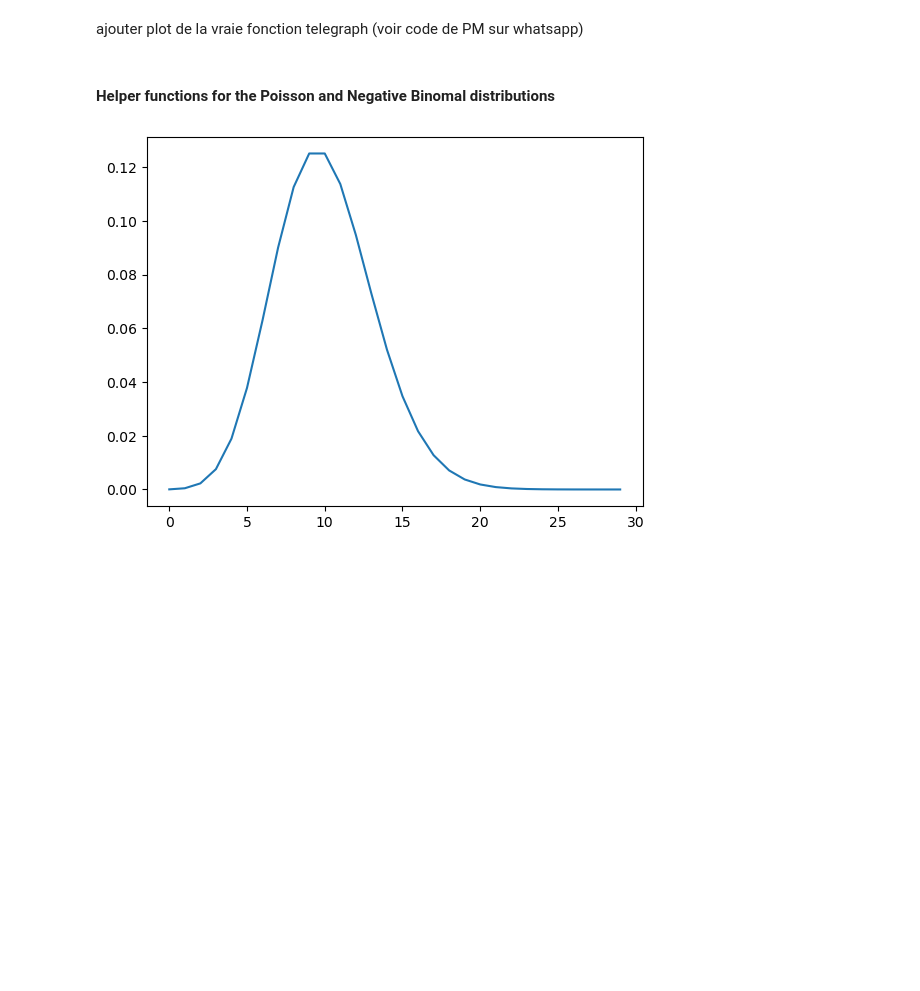
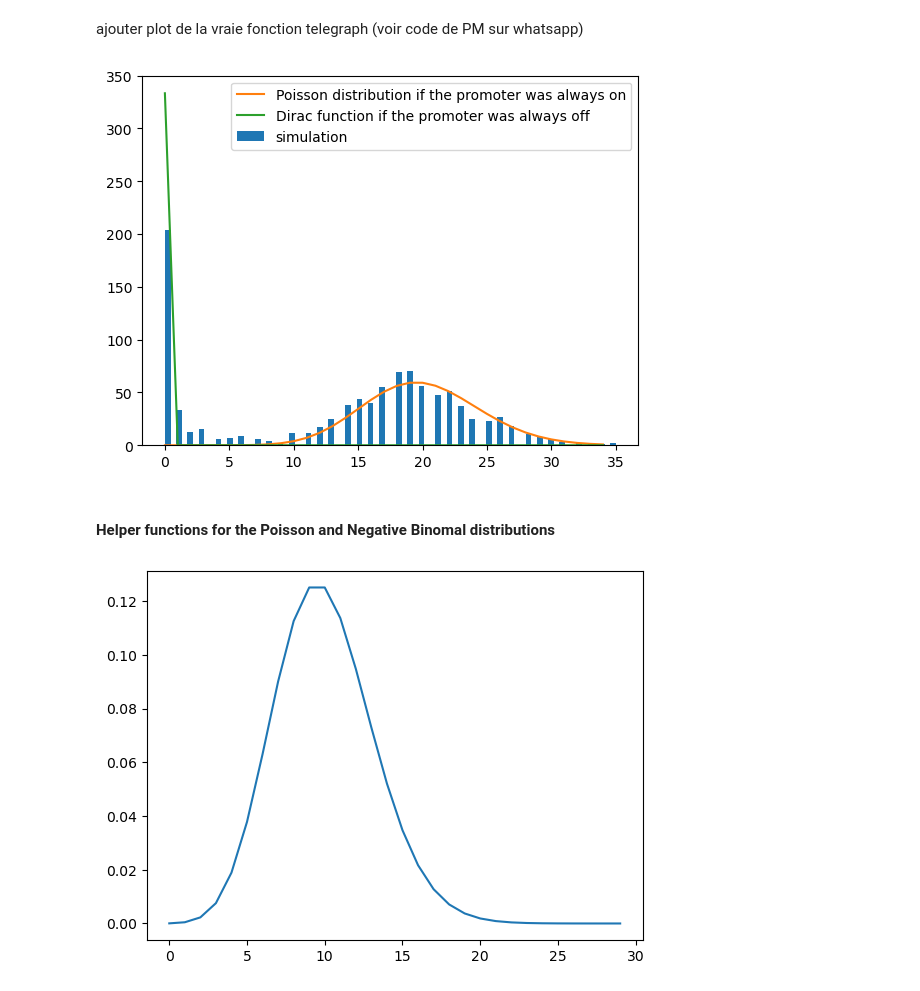
Before and after one commit to morri4shao/Genome-to-Function-class-project3, a Jupyter notebook: Module3_A.ipynb, the cells around one changed output. Saved outputs shown, nothing was run; the diff lists cells and outputs as text; code cells hidden in the pictures; blank space fills up the shorter version.

```diff
--- a/Module3_A.ipynb
+++ b/Module3_A.ipynb
@@ -233,0 +217,33 @@ plot!(0:length(distribution)-1,distribution, linewidth=3, label="analytical solu
+# %%
+SIZE = 1000
+def fastTelegraph(param, size=SIZE):
+    """ This function simulate @size samples from mRNA counts
+    distributed according the stationnary distribution of
+    the telegraph model, set up with parameters @param."""
+
+    s, k, k_on, k_off=param
+    r=np.random.beta(k_on/k,k_off/k,size)
+    counts_per_cells=[np.random.poisson(s/k*r[i]) for i in range(size)]
+    return counts_per_cells
+
+def u(n_max=30):
+    z=np.zeros(n_max)
+    z[0]=1
+    return z
+# %%
+def Poisson_distribution(lam,n_max=30):
+    Poisson_distrib=[Poisson(lam,n) for n in range(n_max)]
+    return np.array(Poisson_distrib)
+# %%
+s,k,k_on,k_off = 40, 2, 0.2, 0.1
+parameters=[s,k,k_on,k_off]
+cell_counts = fastTelegraph(parameters)
+max_count=max(cell_counts)
+dist=Poisson_distribution(s/k,max_count)
+plt.hist(cell_counts,bins=80)
+plt.plot(dist*SIZE*k_on/(k_on+k_off))
+plt.plot(u(max_count)*SIZE*k_off/(k_on+k_off))
+plt.legend(['Poisson distribution if the promoter was always on', 'Dirac function if the promoter was always off','simulation',])
+plt.show()
+# %% [output]
+[figure, added]
```
Also changed, not shown: parts of 7 cells of this notebook.
